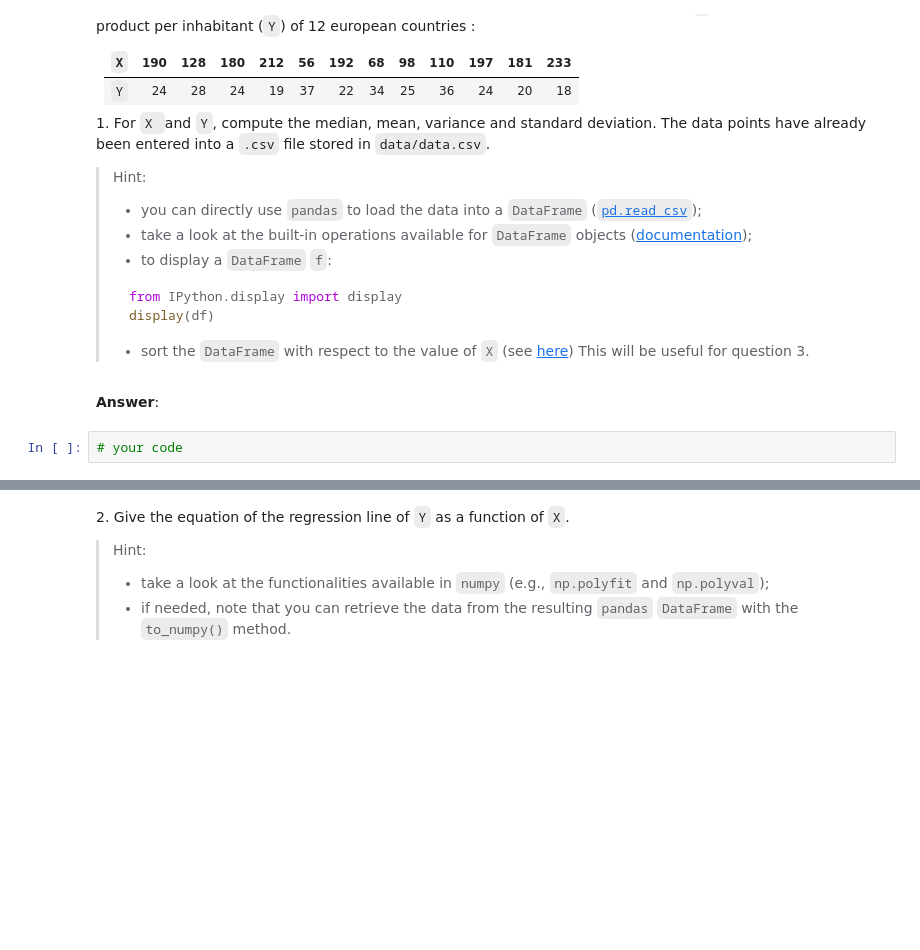
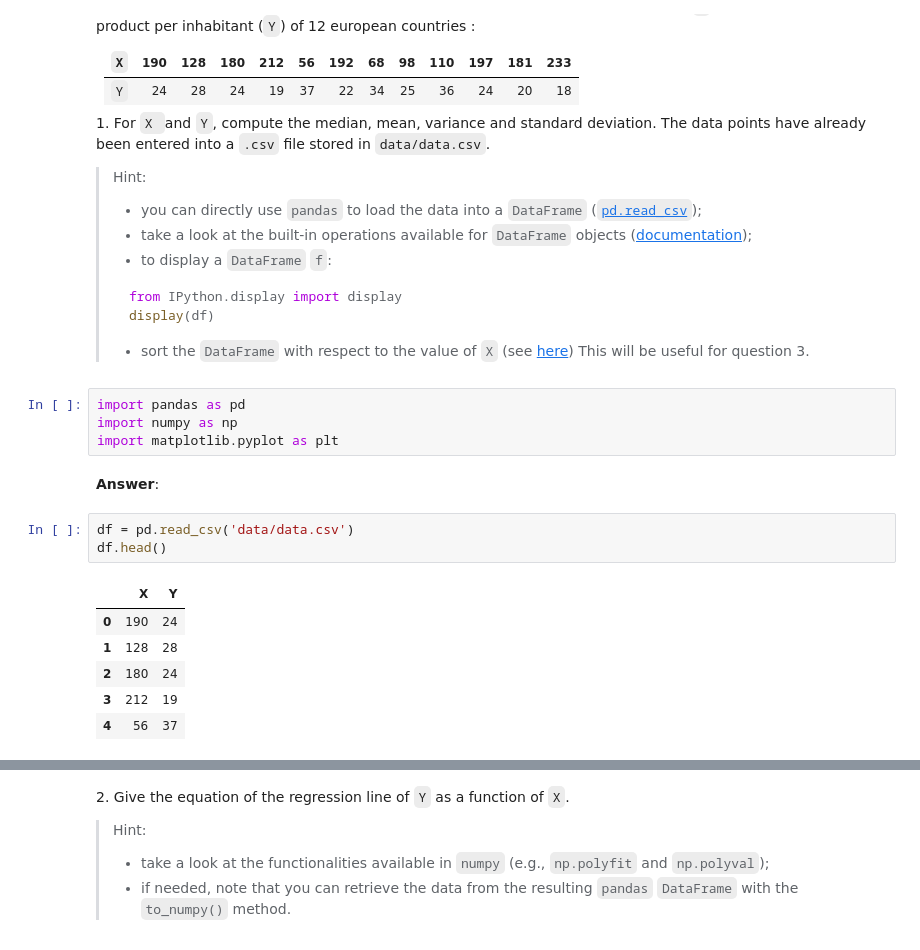
Before and after one commit to jeremdesno/python_sdia, a Jupyter notebook: Labs/Lab2/lab2.ipynb, the cells around one changed output, grey strips where cells are left out. Cells and saved outputs as stored; diff of their text form; blank space fills up the shorter version.

````diff
--- a/Labs/Lab2/lab2.ipynb
+++ b/Labs/Lab2/lab2.ipynb
@@ -137,7 +97,19 @@ In this second exercise, we focus on computing basic statistics, and applying li
 > display(df)
 > ```
 > - sort the `DataFrame` with respect to the value of `X` (see [here](https://pandas.pydata.org/docs/reference/api/pandas.DataFrame.sort_values.html#pandas.DataFrame.sort_values)) This will be useful for question 3.
+# %%
+import pandas as pd
+import numpy as np
+import matplotlib.pyplot as plt
 # %% [markdown]
 **Answer**:
-# %%
-# your code
+# %%
+df = pd.read_csv('data/data.csv')
+df.head()
+# %% [output]
+|  | X | Y |
+| 0 | 190 | 24 |
+| 1 | 128 | 28 |
+| 2 | 180 | 24 |
+| 3 | 212 | 19 |
+| 4 | 56 | 37 |
````
Also changed, not shown: parts of 32 cells of this notebook.
